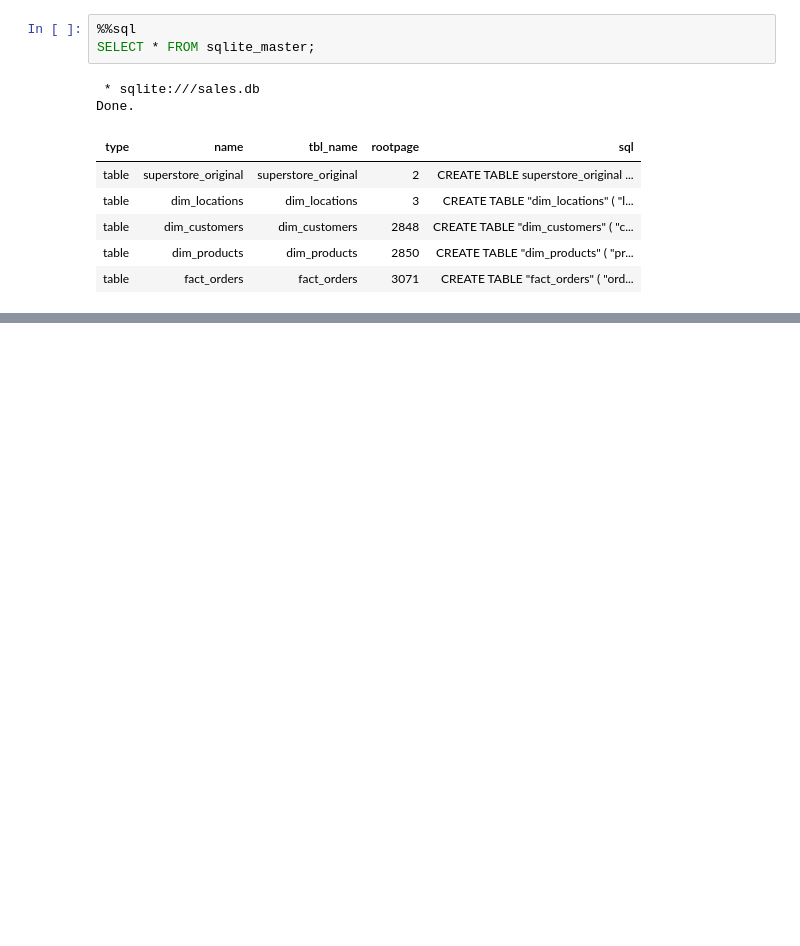
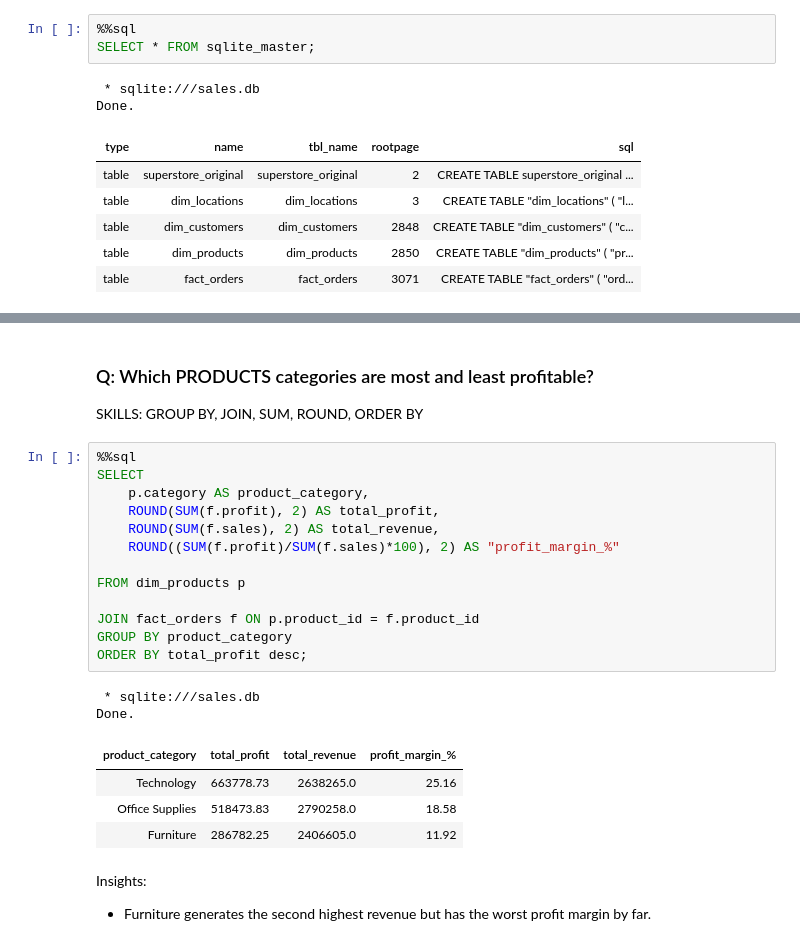
Before and after one commit to moztarib/data-analytics-sql, a Jupyter notebook: notebooks/01_load_data.ipynb, the cells around one changed output, grey strips where cells are left out. Drawn from its saved outputs; the diff is of its cells as text; blank space fills up the shorter version.

```diff
--- a/notebooks/01_load_data.ipynb
+++ b/notebooks/01_load_data.ipynb
@@ -267,0 +325,26 @@ Done.
+# %% [markdown]
+### Q: Which PRODUCTS categories are most and least profitable?
+SKILLS:   GROUP BY, JOIN, SUM, ROUND, ORDER BY
+# %%
+%%sql
+SELECT
+    p.category AS product_category,
+    ROUND(SUM(f.profit), 2) AS total_profit,
+    ROUND(SUM(f.sales), 2) AS total_revenue,
+    ROUND((SUM(f.profit)/SUM(f.sales)*100), 2) AS "profit_margin_%"
+
+FROM dim_products p
+
+JOIN fact_orders f ON p.product_id = f.product_id
+GROUP BY product_category
+ORDER BY total_profit desc;
+# %% [output]
+ * sqlite:///sales.db
+Done.
+| product_category | total_profit | total_revenue | profit_margin_% |
+| Technology | 663778.73 | 2638265.0 | 25.16 |
+| Office Supplies | 518473.83 | 2790258.0 | 18.58 |
+| Furniture | 286782.25 | 2406605.0 | 11.92 |
+# %% [markdown]
+Insights:
+- Furniture generates the second highest revenue but has the worst profit margin by far.
```
Also changed, not shown: parts of 30 cells of this notebook, 2 other files.
